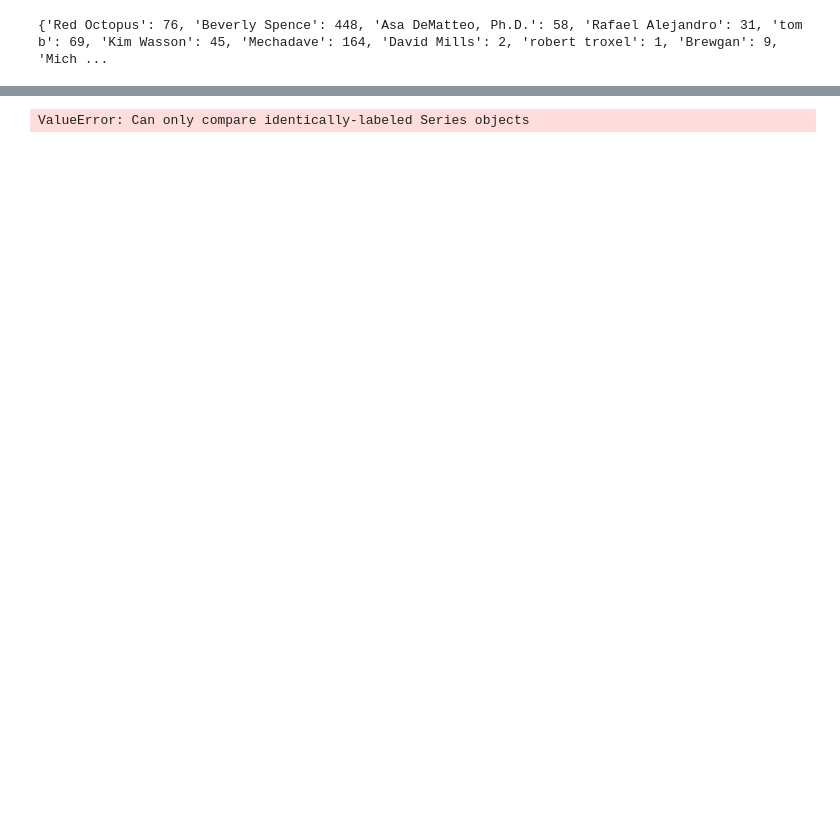
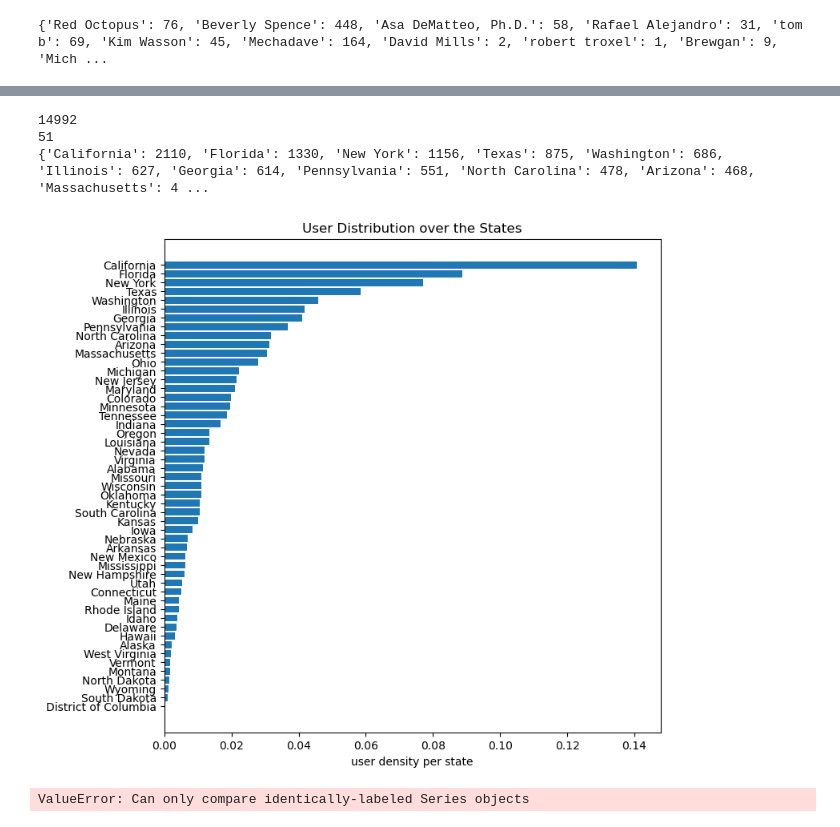
Before and after one commit to CodeValkyrie/data-science-tweet-sentiment-analysis, a Jupyter notebook: Descriptive_stats_roel.ipynb, the cells around one changed output, grey strips where cells are left out. Drawn from its saved outputs; the diff is of its cells as text; code cells hidden in the pictures; blank space fills up the shorter version.

```diff
--- a/Descriptive_stats_roel.ipynb
+++ b/Descriptive_stats_roel.ipynb
@@ -82,3 +100,48 @@ print(user_dict_avg_followers)
+# %%
+# how many users total per state (histogram)
+users = set(df.iloc[:, 5])
+states = set(df.iloc[:, 16])
+print(len(users))
+print(len(states))
+user_per_states = {state: 0 for state in states}
+for i in range(df.shape[0]):
+    if df.iloc[i,5] in users:
+        user_per_states[df.iloc[i,16]] += 1
+        users.remove(df.iloc[i,5])
+
+# print(user_per_states)
+# {k: v for k, v in sorted(x.items(), key=lambda item: item[1])}
+# user_per = sorted(user_per_states, key=lambda item: item[1], reverse=True)
+user_per = {k: v for k,v in sorted(user_per_states.items(), key=lambda item: item[1], reverse=True)}
+s = 0
+for i in user_per.values():
+    s += i
+
+print(user_per)
+# plt.bar(user_per_states.keys(), user_per_states.values(), color='g', )
+# plt.title('how many users total per state')
+# plt.show()
+
+
+plt.rcdefaults()
+fig, ax = plt.subplots(figsize=(8,8))
+people = user_per.keys()
+y_pos = np.arange(len(people))
+num_per_states = [i/s for i in user_per.values()]
+
+ax.barh(y_pos, num_per_states, align='center')
+ax.set_yticks(y_pos)
+ax.set_yticklabels(people)
+ax.invert_yaxis()  # labels read top-to-bottom
+ax.set_xlabel('user density per state')
+ax.set_title('User Distribution over the States')
+
+plt.show()
+# %% [output]
+14992
+51
+{'California': 2110, 'Florida': 1330, 'New York': 1156, 'Texas': 875, 'Washington': 686, 'Illinois': 627, 'Georgia': 614, 'Pennsylvania': 551, 'North Carolina': 478, 'Arizona': 468, 'Massachusetts': 4 ...
+[figure, added]
 # %%
 # followers, in the 'user' 'followers_count' field: checks each tweet until it matches the first unique entry listed
 # in the IDs list, then puts that ID together with its followers in a dict. It then searches for the second unique
```
Also changed, not shown: parts of 8 cells of this notebook, 12 other files.
